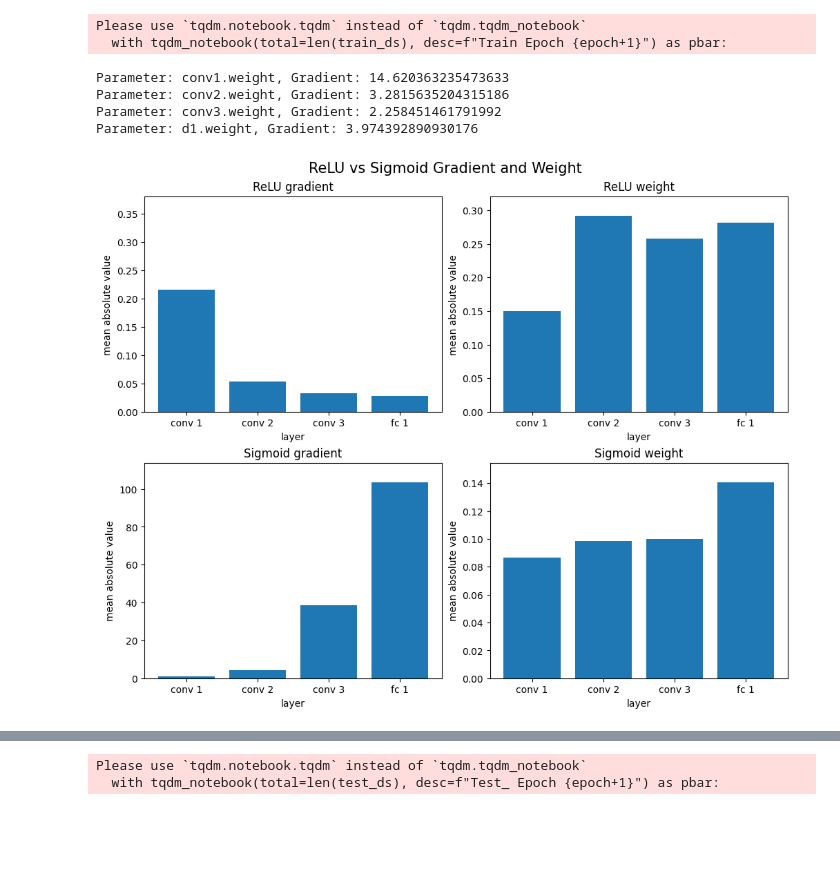
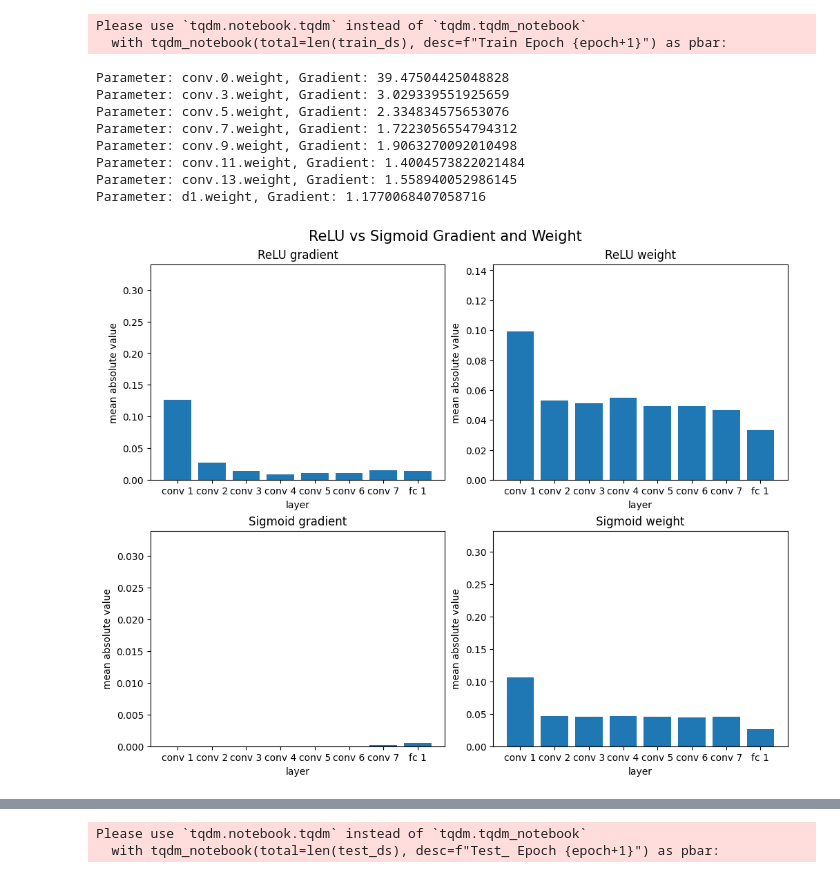
Before and after one commit to MinDongRyul/DL, a Jupyter notebook: gradient_vanishing_experiment.ipynb, the cells around one changed output, grey strips where cells are left out. Cells and saved outputs as stored; diff of their text form; code cells hidden in the pictures; blank space fills up the shorter version.

Commit message:
fix : optimizer problem

```diff
--- a/gradient_vanishing_experiment.ipynb
+++ b/gradient_vanishing_experiment.ipynb
@@ -276,18 +367,20 @@ M5. Transfer model to GPU
 device = torch.device('mps' if torch.backends.mps.is_available() else 'cpu')
 print('device : {}'.format(device))
 # model = CNN_Model(input_size, hidden_size, output_dim).to(device)
-model = CNN_Model().to(device)
-sig_model = CNN_Sigmoid_Model().to(device)
+relu_model = CNN(act='ReLU').to(device)
+sig_model = CNN(act='Sigmoid').to(device)
 
 '''
 M6. Optimizer
 '''
-optimizer = torch.optim.Adam(model.parameters(), lr=learning_rate)
+optimizer = torch.optim.Adam(relu_model.parameters(), lr=learning_rate)
+sig_optimizer = torch.optim.Adam(sig_model.parameters(), lr=learning_rate)
 
 '''
 M7. Define Loss Fumction
 '''
 criterion = nn.CrossEntropyLoss()
+sig_criterion = nn.CrossEntropyLoss()
 
 '''
 M10. Define Episode / each step process
@@ -295,7 +388,10 @@ M10. Define Episode / each step process
 from tqdm import tqdm, tqdm_notebook, trange
 
 NoT = len(train_ds.dataset)
-NoB = 3
+NoB = 0
+for idx, module in enumerate(relu_model.modules()):
+    if isinstance(module, nn.Conv2d) or isinstance(module, nn.Linear):
+        NoB += 1
 
 sig_mean_grad_history = []
 sig_mean_weight_history = []
@@ -309,7 +405,7 @@ sig_train_accuracies = []
 relu_train_losses = []
 relu_train_accuracies = []
 
-EPOCHS = 50
+EPOCHS = 100
 
 for epoch in range(EPOCHS):
 
@@ -319,16 +415,21 @@ for epoch in range(EPOCHS):
     sig_temp_loss = []
     sig_temp_acc = []
 
-    relu_r_grad = torch.zeros(NoB+1) # +1 : 마지막 fc 까지
-    relu_r_weight = torch.zeros(NoB+1)
+    relu_r_grad = torch.zeros(NoB) # +1 : 마지막 fc 까지
+    relu_r_weight = torch.zeros(NoB)
 
-    sig_r_grad = torch.zeros(NoB+1) # +1 : 마지막 fc 까지
-    sig_r_weight = torch.zeros(NoB+1)
+    sig_r_grad = torch.zeros(NoB) # +1 : 마지막 fc 까지
+    sig_r_weight = torch.zeros(NoB)
 
     with tqdm_notebook(total=len(train_ds), desc=f"Train Epoch {epoch+1}") as pbar:
         for i, (images, labels) in enumerate(train_ds):
 
-            relu_loss_val, relu_acc, relu_rgrad, relu_rweight = train_step(model, images, labels, NoB)
+            relu_loss_val, relu_acc, relu_rgrad, relu_rweight = train_step(relu_model,
+                                                                           images,
+                                                                           labels,
+                                                                           NoB,
+                                                                           optimizer,
+                                                                           criterion)
 
             relu_temp_loss.append(relu_loss_val)
             relu_temp_acc.append(relu_acc)
@@ -336,7 +437,12 @@ for epoch in range(EPOCHS):
             relu_r_grad += relu_rgrad
             relu_r_weight += relu_rweight
 
-            sig_loss_val, sig_acc, sig_rgrad, sig_rweight = train_step(sig_model, images, labels, NoB)
+            sig_loss_val, sig_acc, sig_rgrad, sig_rweight = train_step(sig_model,
+                                                                       images,
+                                                                       labels,
+                                                                       NoB,
+                                                                       sig_optimizer,
+                                                                       sig_criterion)
 
             sig_temp_loss.append(sig_loss_val)
             sig_temp_acc.append(sig_acc)
@@ -365,14 +471,14 @@ device : mps
 Please use `tqdm.notebook.tqdm` instead of `tqdm.tqdm_notebook`
   with tqdm_notebook(total=len(train_ds), desc=f"Train Epoch {epoch+1}") as pbar:
 # %%
-r_grad = torch.zeros(NoB+1) # +1 : 마지막 fc 까지
-r_weight = torch.zeros(NoB+1) # +1 : 마지막 fc 까지
+r_grad = torch.zeros(NoB) # +1 : 마지막 fc 까지
+r_weight = torch.zeros(NoB) # +1 : 마지막 fc 까지
 
 images = images.to(device)
 labels = labels.to(device)
 
 # Forward pass
-predictions = model(images)
+predictions = relu_model(images)
 loss = criterion(predictions, labels)
 loss_val = loss.item()
 
@@ -382,27 +488,31 @@ loss.backward()
 optimizer.step()
 
 with torch.no_grad():
-    weight_list = [m.weight for m in model.modules() if isinstance(m, nn.Conv2d) or isinstance(m, nn.Linear)]
+    weight_list = [m.weight for m in relu_model.modules() if isinstance(m, nn.Conv2d) or isinstance(m, nn.Linear)]
     r_grad += torch.tensor([w.grad.abs().sum() * images.shape[0] / w.numel() for w in weight_list])
     r_weight += torch.tensor([w.abs().sum() / w.numel() for w in weight_list])
 
-for name, param in model.named_parameters():
+for name, param in relu_model.named_parameters():
     if param.grad is not None:
         print(f"Parameter: {name}, Gradient: {param.grad.abs().sum() * (images.shape[0] / param.numel())}")
 # %% [output]
-Parameter: conv1.weight, Gradient: 14.620363235473633
-Parameter: conv2.weight, Gradient: 3.2815635204315186
-Parameter: conv3.weight, Gradient: 2.258451461791992
-Parameter: d1.weight, Gradient: 3.974392890930176
+Parameter: conv.0.weight, Gradient: 39.47504425048828
+Parameter: conv.3.weight, Gradient: 3.029339551925659
+Parameter: conv.5.weight, Gradient: 2.334834575653076
+Parameter: conv.7.weight, Gradient: 1.7223056554794312
+Parameter: conv.9.weight, Gradient: 1.9063270092010498
+Parameter: conv.11.weight, Gradient: 1.4004573822021484
+Parameter: conv.13.weight, Gradient: 1.558940052986145
+Parameter: d1.weight, Gradient: 1.1770068407058716
 # %%
 fig, axs = plt.subplots(2, 2, figsize=(10, 8), layout='constrained')
 
 relu_ymax_grad = max([i.max().item() for i in relu_mean_grad_history])*1.1
 relu_ymax_weight = max([i.max().item() for i in relu_mean_weight_history])*1.1
 
-i = -1
+i = 1
 
-x_axis = [f"conv {i}" for i in range(1,4)]+[f"fc {i}" for i in range(1, 2)]
+x_axis = [f"conv {i}" for i in range(1,8)]+[f"fc {i}" for i in range(1, 2)]
 
 ax = axs[0][0]
 ax.bar(x_axis,relu_mean_grad_history[i].cpu(), width=0.8)
@@ -411,31 +521,31 @@ ax.set_xlabel("layer")
 ax.set_ylabel("mean absolute value")
 ax.set_title("ReLU gradient")
 
 ax = axs[0][1]
 ax.bar(x_axis,relu_mean_weight_history[i].cpu(), width=0.8)
 ax.set_ylim([0,relu_ymax_weight])
 ax.set_xlabel("layer")
 ax.set_ylabel("mean absolute value")
 ax.set_title("ReLU weight")
 
 sig_ymax_grad = max([i.max().item() for i in sig_mean_grad_history])*1.1
 sig_ymax_weight = max([i.max().item() for i in sig_mean_weight_history])*1.1
 
 ax = axs[1][0]
 ax.bar(x_axis,sig_mean_grad_history[i].cpu(), width=0.8)
 ax.set_ylim([0, sig_ymax_grad])
 ax.set_xlabel("layer")
 ax.set_ylabel("mean absolute value")
 ax.set_title("Sigmoid gradient")
 
 ax = axs[1][1]
 ax.bar(x_axis,sig_mean_weight_history[i].cpu(), width=0.8)
 ax.set_ylim([0, sig_ymax_weight])
 ax.set_xlabel("layer")
 ax.set_ylabel("mean absolute value")
 ax.set_title("Sigmoid weight")
 
 fig.suptitle('ReLU vs Sigmoid Gradient and Weight', fontsize=15)
 plt.show()
 # %% [output]
-[figure, old version]
+[figure, new version]
```
Also changed, not shown: parts of 14 cells of this notebook.
